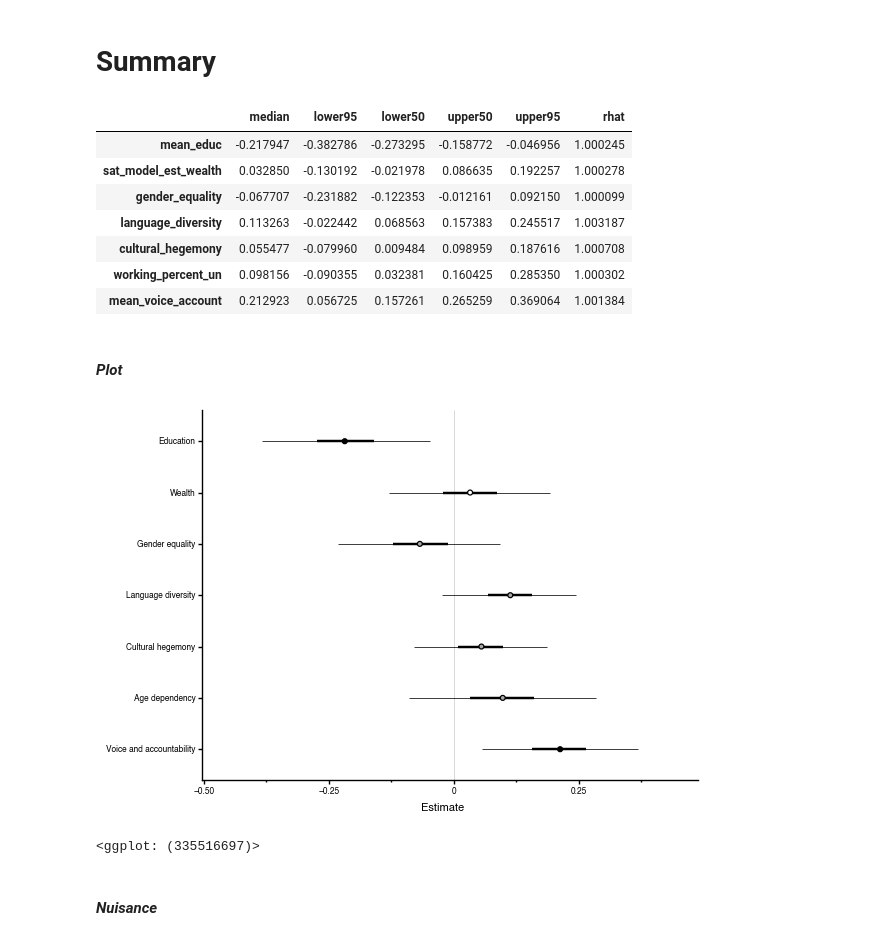
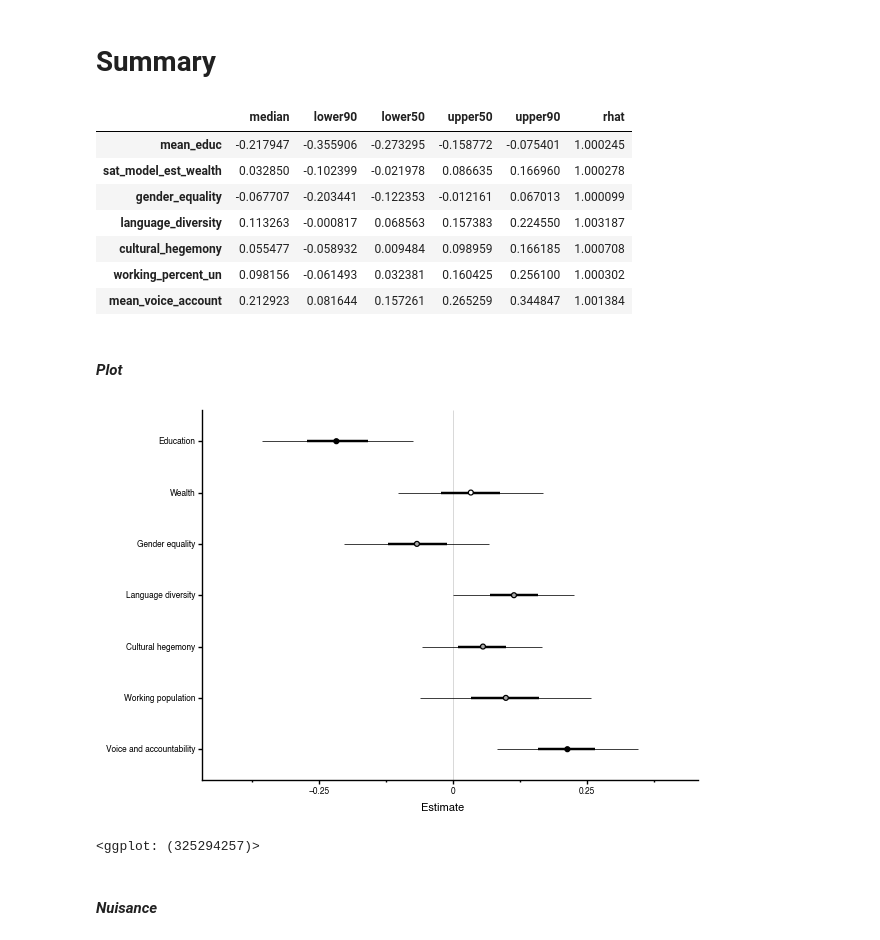
Before and after one commit to zachkoehn/aquatic_food_justice_model, a Jupyter notebook: model/reliance.ipynb, the cells around one changed output. Saved outputs shown, nothing was run; the diff lists cells and outputs as text; code cells hidden in the pictures.

```diff
--- a/model/reliance.ipynb
+++ b/model/reliance.ipynb
@@ -57,7 +57,7 @@ cov = ['mean_educ', 'sat_model_est_wealth', 'gender_equality', 'language_diversi
     'cultural_hegemony', 'working_percent_un', 'mean_voice_account']
 
 cov_name = ['Education', 'Wealth', 'Gender equality', 'Language diversity',
-    'Cultural hegemony', 'Age dependency', 'Voice and accountability']
+    'Cultural hegemony', 'Working population', 'Voice and accountability']
 
 x_cov = df[cov].copy()
 
@@ -187,22 +187,22 @@ There has been a warning during the calculation. Please check the results.
 # %% [markdown]
 # Summary
 # %%
-summary_coef = np.quantile(trace.beta, axis=0, q=[0.5, 0.025, 0.25, 0.75, 0.975])
+summary_coef = np.quantile(trace.beta, axis=0, q=[0.5, 0.05, 0.25, 0.75, 0.95])
 summary_coef = pd.DataFrame(np.transpose(summary_coef))
 summary_coef.index = X.columns[:-1]
-summary_coef.columns = ['median', 'lower95', 'lower50', 'upper50', 'upper95']
+summary_coef.columns = ['median', 'lower90', 'lower50', 'upper50', 'upper90']
 summary_coef['rhat'] = az.rhat(trace).beta
 summary_coef = summary_coef.drop(index=x_nuisance.columns)
 summary_coef
 # %% [output]
-|  | median | lower95 | lower50 | upper50 | upper95 | rhat |
-| mean_educ | -0.217947 | -0.382786 | -0.273295 | -0.158772 | -0.046956 | 1.000245 |
-| sat_model_est_wealth | 0.032850 | -0.130192 | -0.021978 | 0.086635 | 0.192257 | 1.000278 |
-| gender_equality | -0.067707 | -0.231882 | -0.122353 | -0.012161 | 0.092150 | 1.000099 |
-| language_diversity | 0.113263 | -0.022442 | 0.068563 | 0.157383 | 0.245517 | 1.003187 |
-| cultural_hegemony | 0.055477 | -0.079960 | 0.009484 | 0.098959 | 0.187616 | 1.000708 |
-| working_percent_un | 0.098156 | -0.090355 | 0.032381 | 0.160425 | 0.285350 | 1.000302 |
-| mean_voice_account | 0.212923 | 0.056725 | 0.157261 | 0.265259 | 0.369064 | 1.001384 |
+|  | median | lower90 | lower50 | upper50 | upper90 | rhat |
+| mean_educ | -0.217947 | -0.355906 | -0.273295 | -0.158772 | -0.075401 | 1.000245 |
+| sat_model_est_wealth | 0.032850 | -0.102399 | -0.021978 | 0.086635 | 0.166960 | 1.000278 |
+| gender_equality | -0.067707 | -0.203441 | -0.122353 | -0.012161 | 0.067013 | 1.000099 |
+| language_diversity | 0.113263 | -0.000817 | 0.068563 | 0.157383 | 0.224550 | 1.003187 |
+| cultural_hegemony | 0.055477 | -0.058932 | 0.009484 | 0.098959 | 0.166185 | 1.000708 |
+| working_percent_un | 0.098156 | -0.061493 | 0.032381 | 0.160425 | 0.256100 | 1.000302 |
+| mean_voice_account | 0.212923 | 0.081644 | 0.157261 | 0.265259 | 0.344847 | 1.001384 |
 # %%
 summary_coef.to_csv('output/coef/coef_reliance.csv', index=True)
 # %% [markdown]
@@ -210,37 +210,37 @@ summary_coef.to_csv('output/coef/coef_reliance.csv', index=True)
 # %%
 summary_coef['var_name'] = cov_name
 summary_coef = summary_coef[::-1]
 summary_coef['var_name'] = pd.Categorical(summary_coef['var_name'], categories=summary_coef['var_name'])
 
 # point color
-foo = zip(summary_coef.lower95 * summary_coef.upper95, summary_coef.lower50 * summary_coef.upper50)
+foo = zip(summary_coef.lower90 * summary_coef.upper90, summary_coef.lower50 * summary_coef.upper50)
 col = ['#000000' if x1 > 0 else '#aaaaaa' if x2 > 0 else '#ffffff' for (x1, x2) in foo]
 
 # axis range
-min_val = summary_coef.lower95.min()
-max_val = summary_coef.upper95.max()
+min_val = summary_coef.lower90.min()
+max_val = summary_coef.upper90.max()
 min_range = min_val - (max_val - min_val) * 0.1
 max_range = max_val + (max_val - min_val) * 0.1
 
 p = ggplot(aes(x='var_name', y='median'), data=summary_coef) + \
     geom_hline(yintercept=0, colour='#cccccc', size=0.3) + \
-    geom_errorbar(aes(ymin='lower95', ymax='upper95', size=1, width=0)) + \
+    geom_errorbar(aes(ymin='lower90', ymax='upper90', size=1, width=0)) + \
     geom_errorbar(aes(ymin='lower50', ymax='upper50', size=2, width=0)) + \
     scale_size_continuous(range=[0.3,1]) + \
     geom_point(size=1.5, fill=col) + \
     scale_y_continuous(limits=[min_range, max_range]) + \
     labs(x='', y='Estimate') + \
     coord_flip() + \
     theme_classic() + \
     theme(axis_text=element_text(size=6, colour='black', family='Helvetica'),
         axis_title=element_text(size=8, colour='black', family='Helvetica'),
         axis_line=element_line(color='black'),
         axis_ticks=element_line(color='black'),
         legend_position='none')
 p
 # %% [output]
-[figure, old version]
+[figure, new version]
-<ggplot: (335516697)>
+<ggplot: (325294257)>
 # %%
 ggsave(p, 'plots/coef/reliance.pdf', width=1.5, height=2.5)
 # %% [markdown]
```
Also changed, not shown: parts of 1 cell of this notebook, 7 other files.
